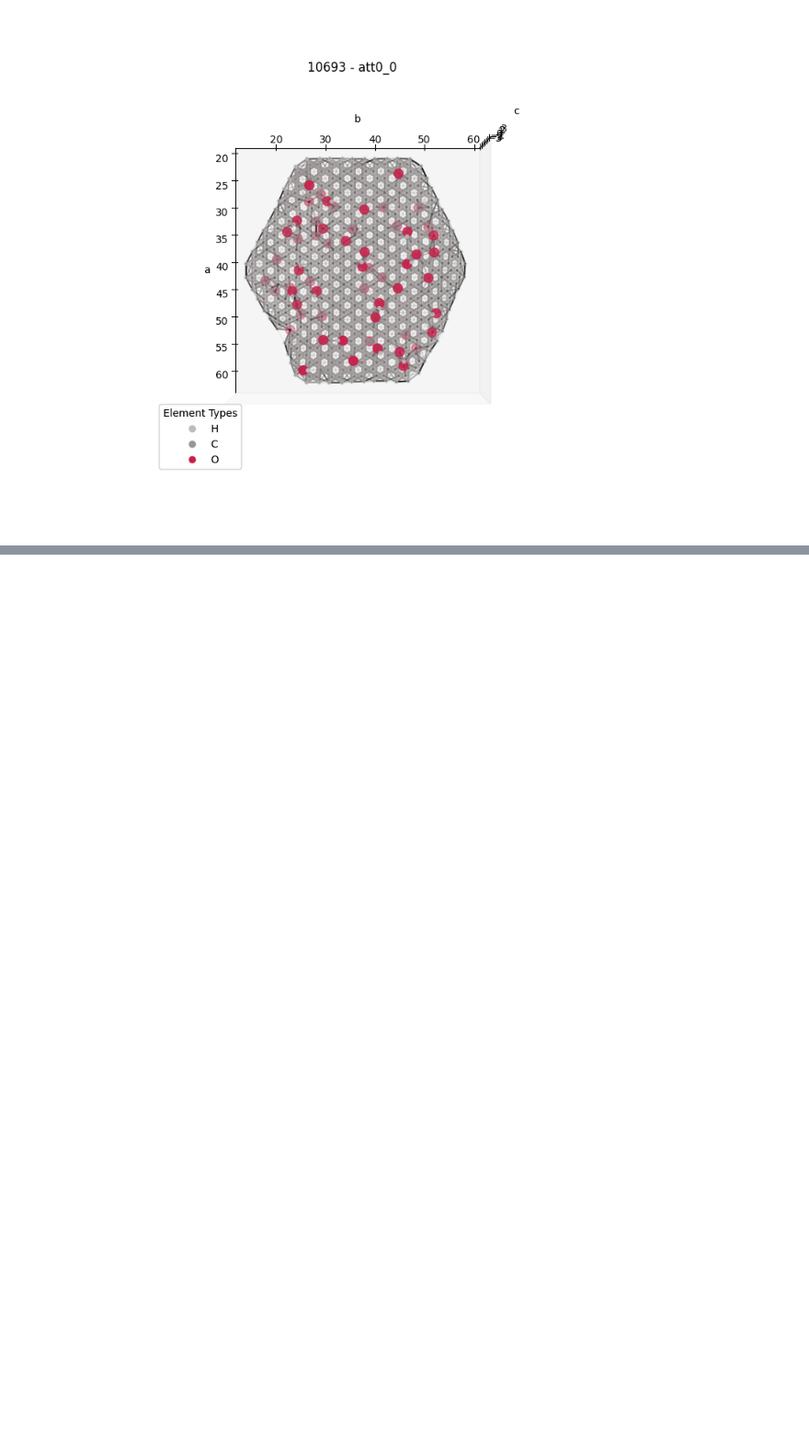
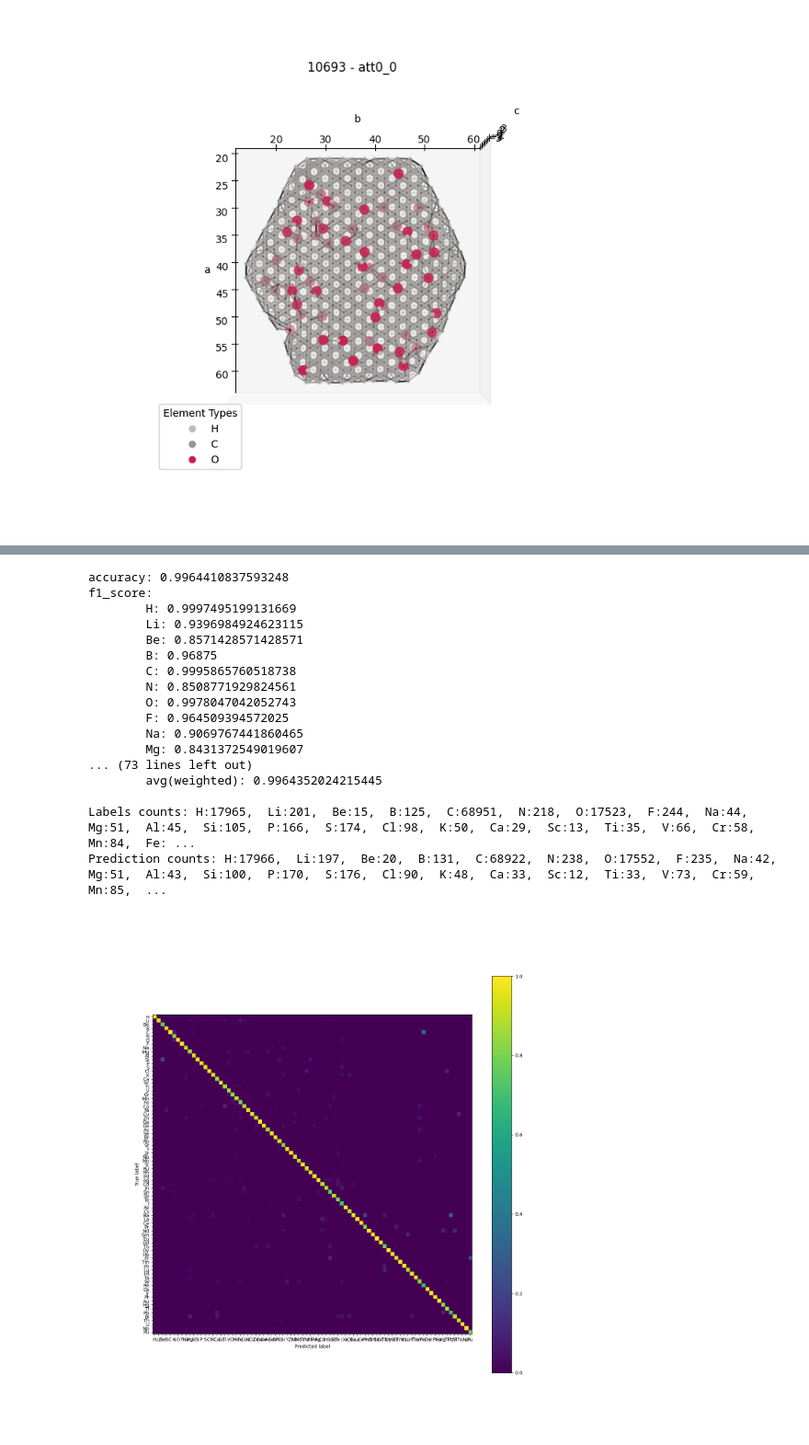
Before and after one commit to Curtaz/MaMoMo, a Jupyter notebook: node_prediction.ipynb, the cells around one changed output, grey strips where cells are left out. Shown at 92% size. Cells and saved outputs as stored; diff of their text form; code cells hidden in the pictures; blank space fills up the shorter version.

```diff
--- a/node_prediction.ipynb
+++ b/node_prediction.ipynb
@@ -568,0 +615,44 @@ HBox(children=(Button(description='<', style=ButtonStyle()), Dropdown(options=('
+# %%
+model = model_joint.to(device)
+preds = []
+labels = []
+transform = GaussianExpansion(initial=0,final=6,num_centers=100,width=0.5)
+# %%
+loader =  dgl.dataloading.GraphDataLoader(dataset,batch_size=30)
+
+with torch.no_grad():
+    for g in tqdm(loader):
+        g= g.to(device)
+        efeats = g.edata['bond_dist_exp'].to(device)
+        node_types = g.ndata['node_type'].to(device)
+        nfeats,mask = mask_labels(node_types)
+
+        logits,attns = compute_attentions(model.net,g,nfeats,efeats)
+        preds.append(logits.argmax(dim=1)[mask].cpu().numpy())
+        labels.append(node_types[mask].cpu().numpy())
+
+preds = np.concatenate(preds,axis = 0)
+labels = np.concatenate(labels)
+# %%
+label_mappings = {l:mg.Element.from_Z(l).name for l in np.unique(np.concatenate((labels,preds)))}
+accuracy_report(labels,preds)
+plot_confusion_matrix(labels,preds,label_mappings,figsize=(15,15),normalize='pred' )
+# %% [output]
+accuracy: 0.9964410837593248
+f1_score:
+        H: 0.9997495199131669
+        Li: 0.9396984924623115
+        Be: 0.8571428571428571
+        B: 0.96875
+        C: 0.9995865760518738
+        N: 0.8508771929824561
+        O: 0.9978047042052743
+        F: 0.964509394572025
+        Na: 0.9069767441860465
+        Mg: 0.8431372549019607
+... (73 lines left out)
+        avg(weighted): 0.9964352024215445
+
+Labels counts: H:17965,  Li:201,  Be:15,  B:125,  C:68951,  N:218,  O:17523,  F:244,  Na:44,  Mg:51,  Al:45,  Si:105,  P:166,  S:174,  Cl:98,  K:50,  Ca:29,  Sc:13,  Ti:35,  V:66,  Cr:58,  Mn:84,  Fe: ...
+Prediction counts: H:17966,  Li:197,  Be:20,  B:131,  C:68922,  N:238,  O:17552,  F:235,  Na:42,  Mg:51,  Al:43,  Si:100,  P:170,  S:176,  Cl:90,  K:48,  Ca:33,  Sc:12,  Ti:33,  V:73,  Cr:59,  Mn:85,  ...
+[figure, added]
```
Also changed, not shown: parts of 18 cells of this notebook, 4 other files.
